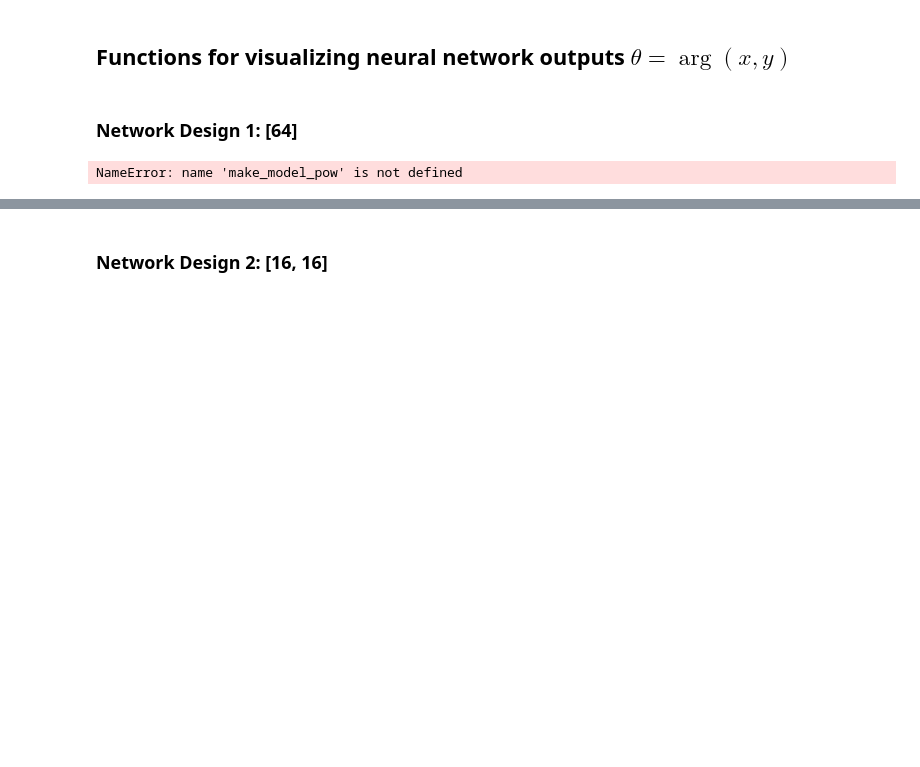
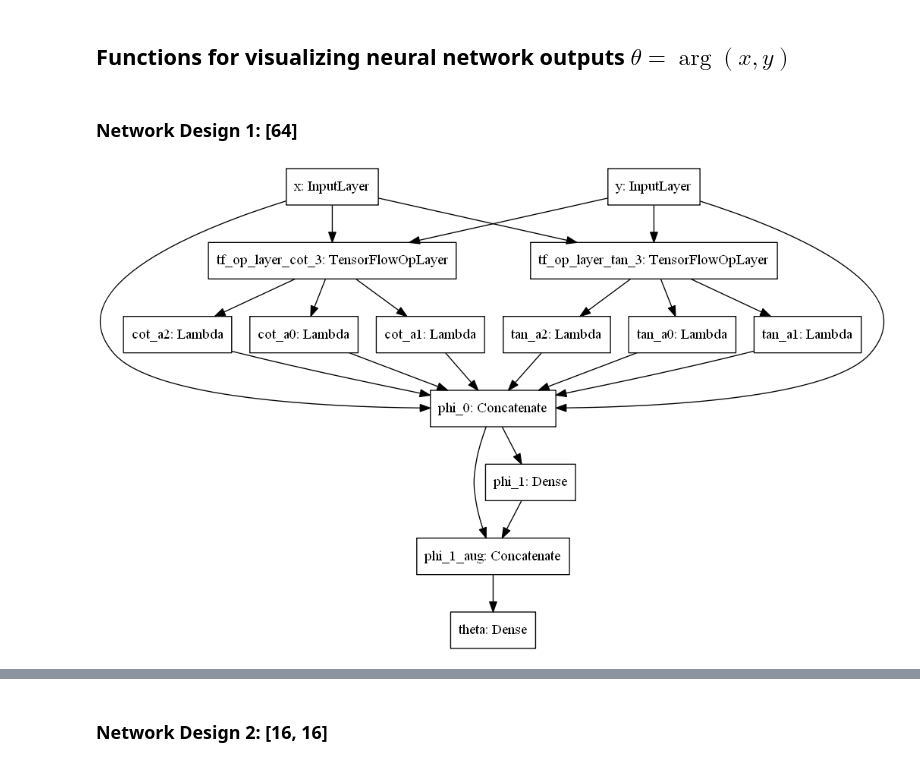
Before and after one commit to memanuel/IACS-n-body, a Jupyter notebook: src/polar-coord-circle.ipynb, the cells around one changed output, grey strips where cells are left out. Saved outputs shown, nothing was run; the diff lists cells and outputs as text; code cells hidden in the pictures; blank space fills up the shorter version.

```diff
--- a/src/polar-coord-circle.ipynb
+++ b/src/polar-coord-circle.ipynb
@@ -559,14 +628,11 @@ def plot_error_arccos(model, x):
 # %% [markdown]
 ### Network Design 1: [64]
-# %%
-model_arccos_64 = make_model_pow(func_name='arccos',
-                                 input_name = 'x',
-                                 output_name='theta',
-                                 powers=[1,3,5,7],
-                                 skip_layers=True,
-                                 hidden_sizes=[64])
-# %% [output]
-NameError: name 'make_model_pow' is not defined
+# %%
+model_arg_64 = make_model_arg(
+    hidden_sizes=[64],
+    skip_layers=True)
 # %%
-keras.utils.plot_model(model_arccos_64)
+keras.utils.plot_model(model_arg_64)
+# %% [output]
+[figure, added]
 # %%
```
Also changed, not shown: parts of 26 cells of this notebook, 2 other files.
